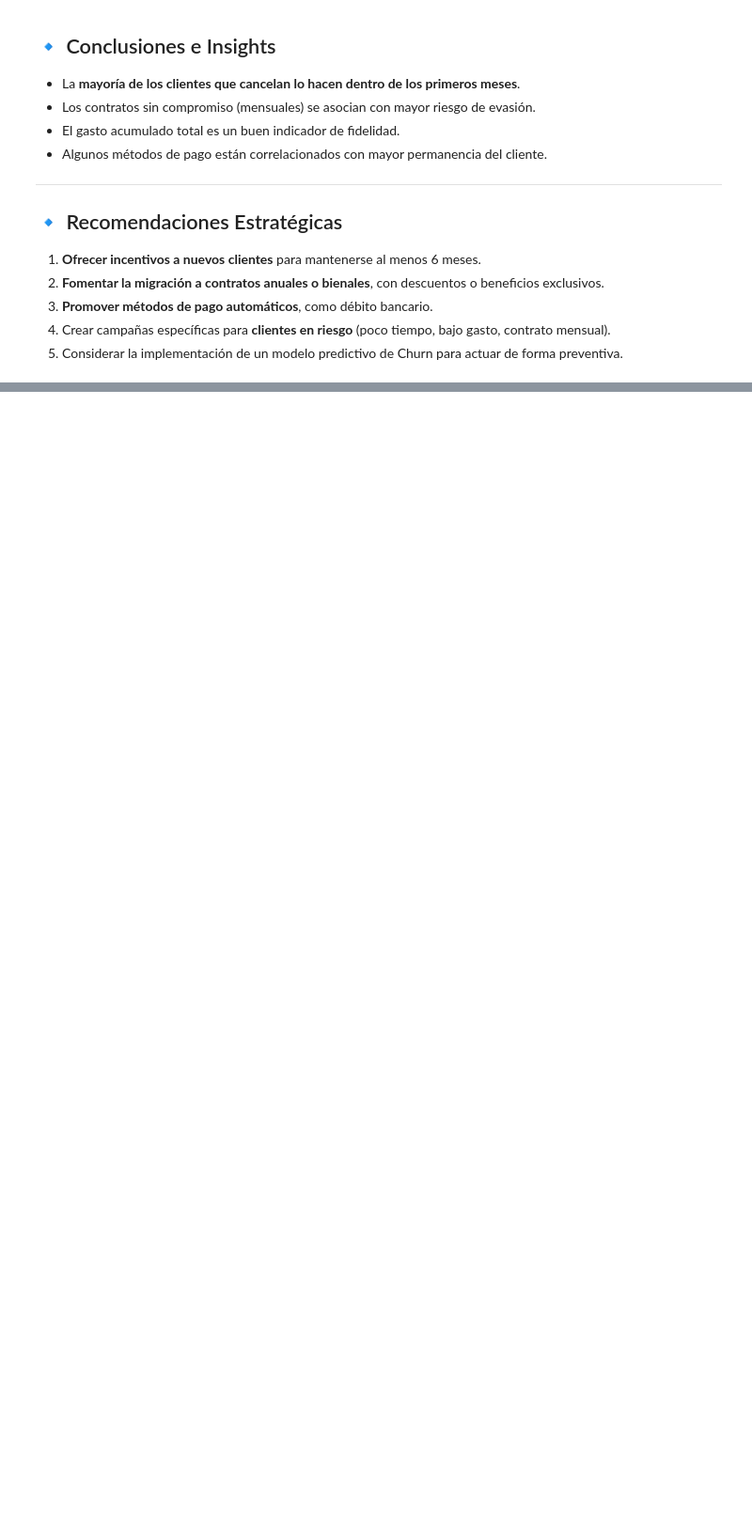
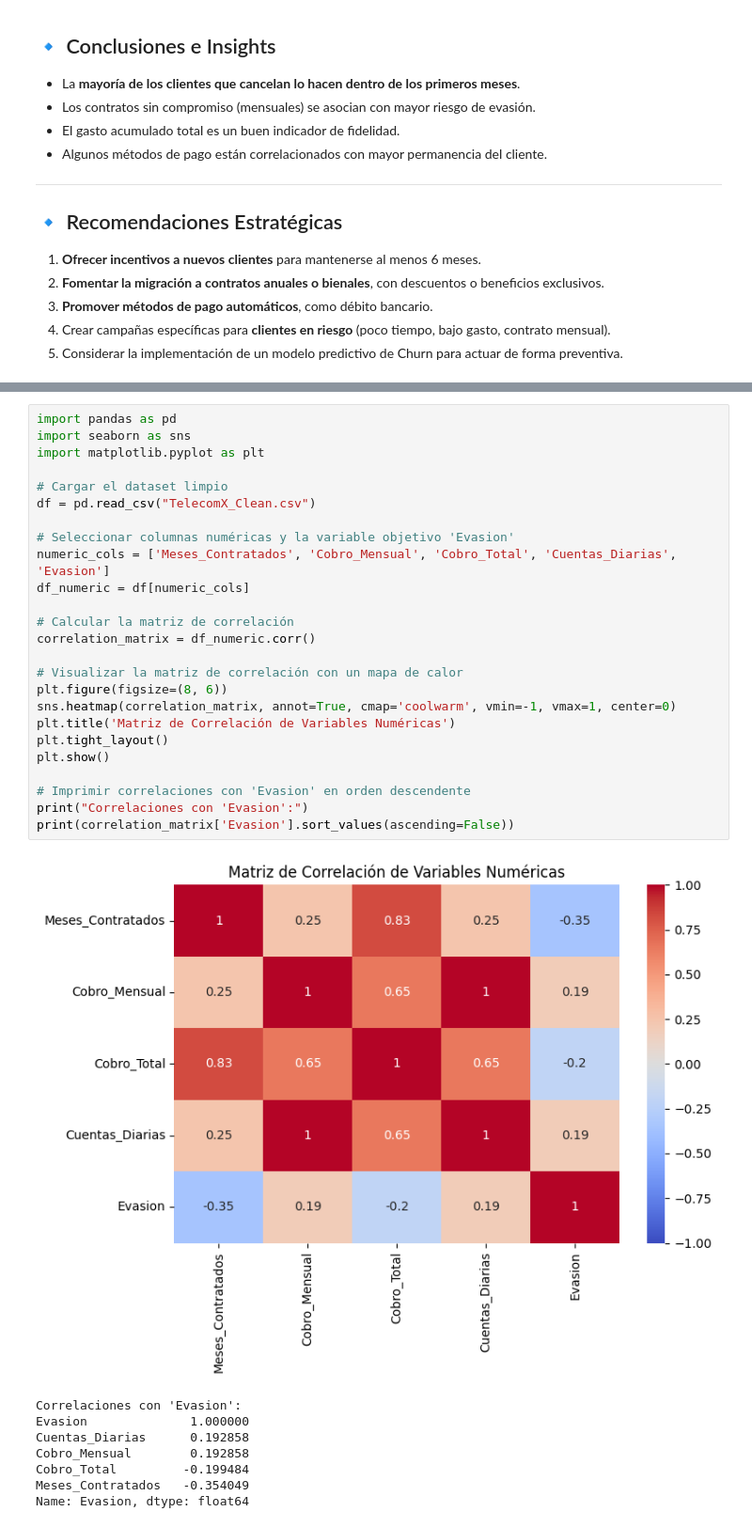
Before and after one commit to Bryaan159/AluraChallege, a Jupyter notebook: ChallengeX.ipynb, the cells around one changed output, grey strips where cells are left out. Shown at 94% size. Cells and saved outputs as stored; diff of their text form; blank space fills up the shorter version.

```diff
--- a/ChallengeX.ipynb
+++ b/ChallengeX.ipynb
@@ -652,0 +901,34 @@ A través de boxplots e histogramas se observó que:
+# %%
+import pandas as pd
+import seaborn as sns
+import matplotlib.pyplot as plt
+
+# Cargar el dataset limpio
+df = pd.read_csv("TelecomX_Clean.csv")
+
+# Seleccionar columnas numéricas y la variable objetivo 'Evasion'
+numeric_cols = ['Meses_Contratados', 'Cobro_Mensual', 'Cobro_Total', 'Cuentas_Diarias', 'Evasion']
+df_numeric = df[numeric_cols]
+
+# Calcular la matriz de correlación
+correlation_matrix = df_numeric.corr()
+
+# Visualizar la matriz de correlación con un mapa de calor
+plt.figure(figsize=(8, 6))
+sns.heatmap(correlation_matrix, annot=True, cmap='coolwarm', vmin=-1, vmax=1, center=0)
+plt.title('Matriz de Correlación de Variables Numéricas')
+plt.tight_layout()
+plt.show()
+
+# Imprimir correlaciones con 'Evasion' en orden descendente
+print("Correlaciones con 'Evasion':")
+print(correlation_matrix['Evasion'].sort_values(ascending=False))
+# %% [output]
+[figure, added]
+Correlaciones con 'Evasion':
+Evasion              1.000000
+Cuentas_Diarias      0.192858
+Cobro_Mensual        0.192858
+Cobro_Total         -0.199484
+Meses_Contratados   -0.354049
+Name: Evasion, dtype: float64
```
Also changed, not shown: parts of 51 cells of this notebook, 1 other file.
